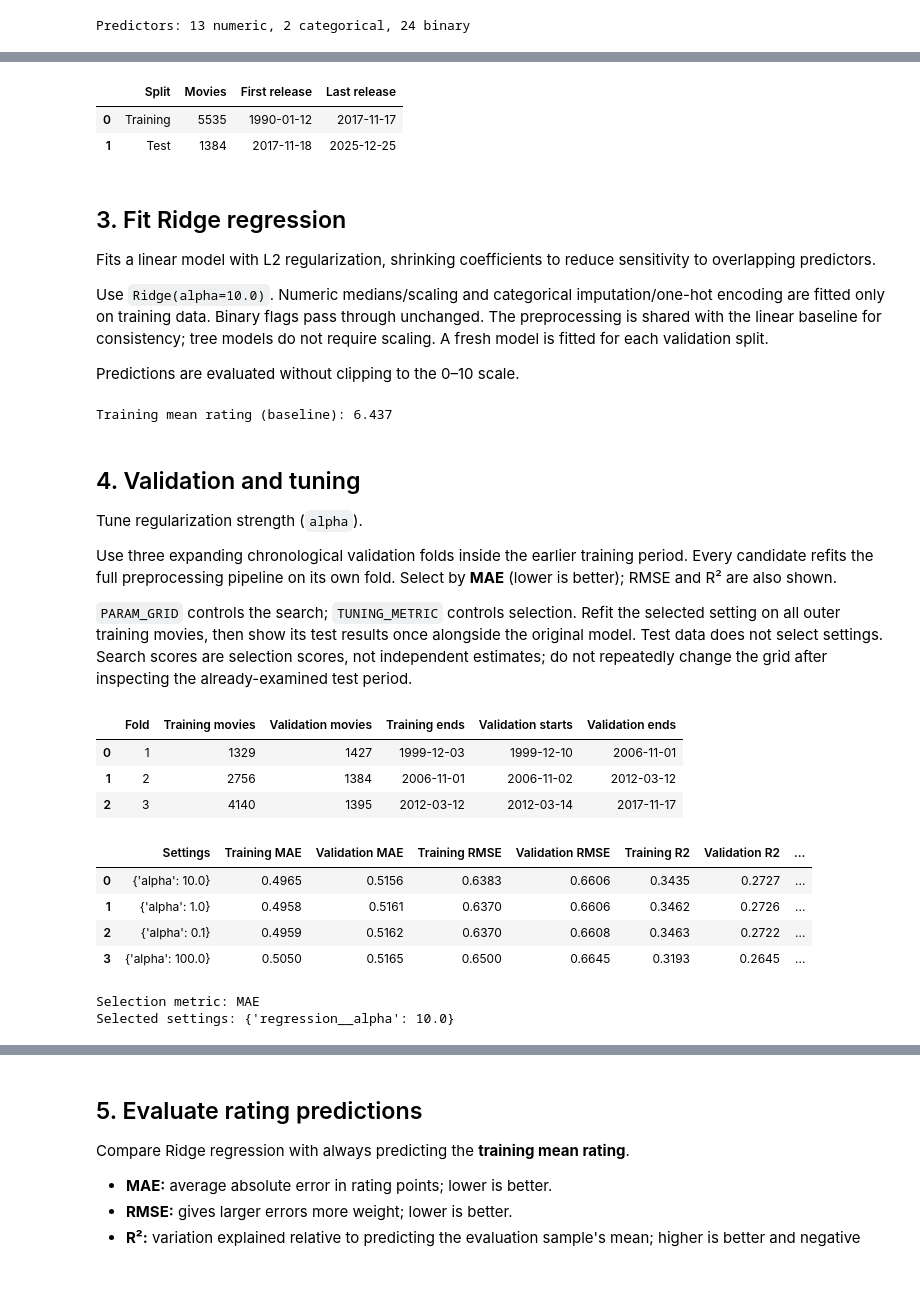
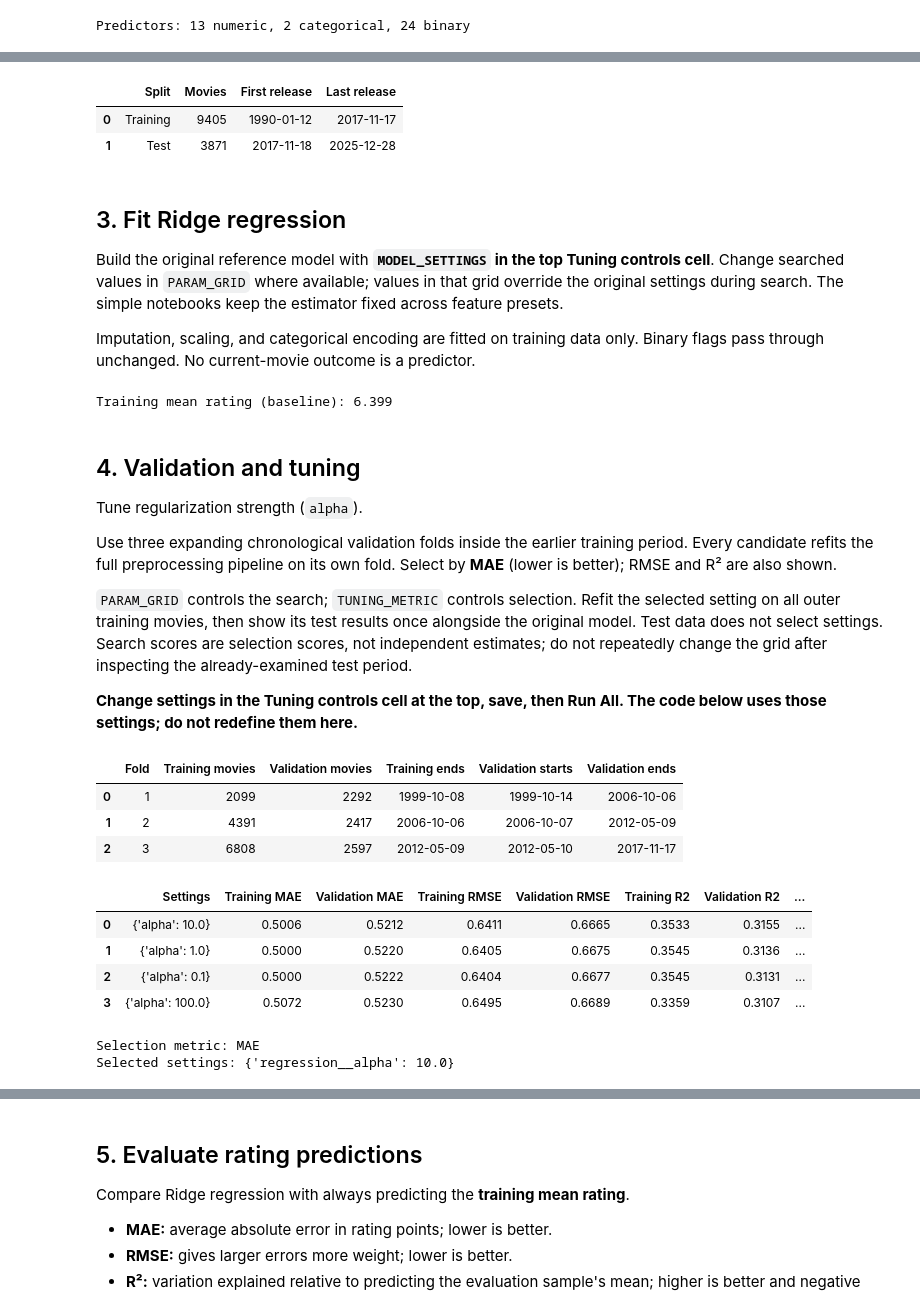
Before and after one commit to DS-6021-Group-2/DS6021_Group2_FinalProject, a Jupyter notebook: Modeling_scripts/rating_models/ridge_model.ipynb, the cells around one changed output, grey strips where cells are left out. Saved outputs shown, nothing was run; the diff lists cells and outputs as text; code cells hidden in the pictures; blank space fills up the shorter version.

```diff
--- a/Modeling_scripts/rating_models/ridge_model.ipynb
+++ b/Modeling_scripts/rating_models/ridge_model.ipynb
@@ -23,7 +65,7 @@ from sklearn.dummy import DummyRegressor
 from sklearn.metrics import mean_absolute_error, mean_squared_error, r2_score
 from sklearn.model_selection import TimeSeriesSplit
 
-movies = pd.read_csv("../../data/model_data.csv", parse_dates=["release_date"])
+movies = pd.read_csv(DATA_FILE, parse_dates=["release_date"])
 movies = movies.sort_values("release_date", kind="stable").reset_index(drop=True)
 assert movies["tmdb_id"].is_unique
 assert movies["release_date"].notna().all()
@@ -37,6 +79,6 @@ Exclude both outcomes (`success`, `vote_average`) and movie identifiers from the
 # %%
 ID_COLUMNS = ["tmdb_id", "imdb_id", "title_tmdb", "release_date"]
-TARGET_COLUMNS = ["success", "vote_average"]
+TARGET_COLUMNS = ["vote_average"]
 NUMERIC_FEATURES = [
     "runtime", "release_year", "n_genres", "imdb_director_count",
     "dir_prior_success_rate_smoothed", "dir_prior_rating_smoothed",
@@ -70,5 +114,5 @@ Train on approximately the earliest 80% and evaluate on the latest 20%. Movies s
 # %%
-cutoff = movies.loc[int(len(movies) * 0.8), "release_date"]
+cutoff = pd.Timestamp(CUTOFF_DATE)
 train_mask = movies["release_date"].lt(cutoff)
 test_mask = ~train_mask
 X_train, X_test = X.loc[train_mask].copy(), X.loc[test_mask].copy()
@@ -82,15 +126,13 @@ display(pd.DataFrame([
 ], columns=["Split", "Movies", "First release", "Last release"]))
 # %% [output]
 |  | Split | Movies | First release | Last release |
-| 0 | Training | 5535 | 1990-01-12 | 2017-11-17 |
-| 1 | Test | 1384 | 2017-11-18 | 2025-12-25 |
+| 0 | Training | 9405 | 1990-01-12 | 2017-11-17 |
+| 1 | Test | 3871 | 2017-11-18 | 2025-12-28 |
 # %% [markdown]
 ## 3. Fit Ridge regression
-Fits a linear model with L2 regularization, shrinking coefficients to reduce sensitivity to overlapping predictors.
+Build the original reference model with **`MODEL_SETTINGS` in the top Tuning controls cell**. Change searched values in `PARAM_GRID` where available; values in that grid override the original settings during search. The simple notebooks keep the estimator fixed across feature presets.
 
-Use `Ridge(alpha=10.0)`. Numeric medians/scaling and categorical imputation/one-hot encoding are fitted only on training data. Binary flags pass through unchanged. The preprocessing is shared with the linear baseline for consistency; tree models do not require scaling. A fresh model is fitted for each validation split.
-
-Predictions are evaluated without clipping to the 0–10 scale.
+Imputation, scaling, and categorical encoding are fitted on training data only. Binary flags pass through unchanged. No current-movie outcome is a predictor.
 # %%
 def make_regression_model(columns):
     """Fresh preprocessing and regression for each feature set and split."""
@@ -111,7 +153,7 @@ def make_regression_model(columns):
     ])
     return Pipeline([
         ("preprocessor", preprocessing),
-        ("regression", Ridge(alpha=10.0)),
+        ("regression", Ridge(**MODEL_SETTINGS)),
     ])
 
 initial_model = make_regression_model(FEATURE_COLUMNS)
@@ -125,7 +167,7 @@ baseline_predictions = baseline.predict(np.zeros((len(y_test), 1)))
 assert np.allclose(baseline_predictions, y_train.mean())
 print(f"Training mean rating (baseline): {y_train.mean():.3f}")
 # %% [output]
-Training mean rating (baseline): 6.437
+Training mean rating (baseline): 6.399
 # %% [markdown]
 ## 4. Validation and tuning
 Tune regularization strength (`alpha`).
@@ -133,6 +175,8 @@ Tune regularization strength (`alpha`).
 Use three expanding chronological validation folds inside the earlier training period. Every candidate refits the full preprocessing pipeline on its own fold. Select by **MAE** (lower is better); RMSE and R² are also shown.
 
 `PARAM_GRID` controls the search; `TUNING_METRIC` controls selection. Refit the selected setting on all outer training movies, then show its test results once alongside the original model. Test data does not select settings. Search scores are selection scores, not independent estimates; do not repeatedly change the grid after inspecting the already-examined test period.
+
+**Change settings in the Tuning controls cell at the top, save, then Run All. The code below uses those settings; do not redefine them here.**
 # %%
 from sklearn.model_selection import GridSearchCV
 
@@ -142,7 +186,7 @@ assert tuning_dates.index.equals(X_train.index)
 unique_tuning_dates = np.sort(tuning_dates.unique())
 tuning_splits = []
 tuning_periods = []
-for fold, (earlier, later) in enumerate(TimeSeriesSplit(n_splits=3).split(unique_tuning_dates), 1):
+for fold, (earlier, later) in enumerate(TimeSeriesSplit(n_splits=N_VALIDATION_SPLITS).split(unique_tuning_dates), 1):
     fit_positions = np.flatnonzero(tuning_dates.isin(unique_tuning_dates[earlier]).to_numpy())
     validation_positions = np.flatnonzero(tuning_dates.isin(unique_tuning_dates[later]).to_numpy())
     assert tuning_dates.iloc[fit_positions].max() < tuning_dates.iloc[validation_positions].min()
@@ -156,46 +200,44 @@ for fold, (earlier, later) in enumerate(TimeSeriesSplit(n_splits=3).split(unique
     })
 display(pd.DataFrame(tuning_periods))
 
-PARAM_GRID = {'regression__alpha': [0.1, 1.0, 10.0, 100.0]}
-TUNING_METRIC = "MAE"  # Lower MAE is better; the scorer returns its negative.
 SCORING = {"MAE": "neg_mean_absolute_error", "RMSE": "neg_root_mean_squared_error", "R2": "r2"}
 
 search = GridSearchCV(
     estimator=make_regression_model(FEATURE_COLUMNS), param_grid=PARAM_GRID,
     scoring=SCORING, refit=TUNING_METRIC, cv=tuning_splits,
     n_jobs=1, return_train_score=True, error_score="raise",
 )
 search.fit(X_train, y_train)
 cv_results = pd.DataFrame(search.cv_results_)
 tuning_results = pd.DataFrame({
     "Settings": cv_results["params"].map(lambda params: {key.split("__", 1)[1]: value for key, value in params.items()}),
 })
 for metric in SCORING:
     sign = -1 if metric in ["MAE", "RMSE"] else 1
     tuning_results["Training " + metric] = sign * cv_results["mean_train_" + metric]
     tuning_results["Validation " + metric] = sign * cv_results["mean_test_" + metric]
 tuning_results["Validation score std"] = cv_results["std_test_" + TUNING_METRIC]
 tuning_results = tuning_results.sort_values("Validation " + TUNING_METRIC, ascending=TUNING_METRIC in ["MAE", "RMSE"], kind="stable")
 with pd.option_context("display.max_columns", None, "display.max_colwidth", 100):
     display(tuning_results.reset_index(drop=True).round(4))
 print("Selection metric:", TUNING_METRIC)
 print("Selected settings:", search.best_params_)
 # GridSearchCV already refits the chosen pipeline on the full outer training period.
 model = search.best_estimator_
 assert set(FEATURE_COLUMNS).isdisjoint(TARGET_COLUMNS + ID_COLUMNS)
 train_predictions = model.predict(X_train)
 test_predictions = model.predict(X_test)
 assert np.isfinite(test_predictions).all()
 # %% [output]
 |  | Fold | Training movies | Validation movies | Training ends | Validation starts | Validation ends |
-| 0 | 1 | 1329 | 1427 | 1999-12-03 | 1999-12-10 | 2006-11-01 |
-| 1 | 2 | 2756 | 1384 | 2006-11-01 | 2006-11-02 | 2012-03-12 |
-| 2 | 3 | 4140 | 1395 | 2012-03-12 | 2012-03-14 | 2017-11-17 |
+| 0 | 1 | 2099 | 2292 | 1999-10-08 | 1999-10-14 | 2006-10-06 |
+| 1 | 2 | 4391 | 2417 | 2006-10-06 | 2006-10-07 | 2012-05-09 |
+| 2 | 3 | 6808 | 2597 | 2012-05-09 | 2012-05-10 | 2017-11-17 |
 |  | Settings | Training MAE | Validation MAE | Training RMSE | Validation RMSE | Training R2 | Validation R2 | ... |
-| 0 | {'alpha': 10.0} | 0.4965 | 0.5156 | 0.6383 | 0.6606 | 0.3435 | 0.2727 | ... |
-| 1 | {'alpha': 1.0} | 0.4958 | 0.5161 | 0.6370 | 0.6606 | 0.3462 | 0.2726 | ... |
-| 2 | {'alpha': 0.1} | 0.4959 | 0.5162 | 0.6370 | 0.6608 | 0.3463 | 0.2722 | ... |
-| 3 | {'alpha': 100.0} | 0.5050 | 0.5165 | 0.6500 | 0.6645 | 0.3193 | 0.2645 | ... |
+| 0 | {'alpha': 10.0} | 0.5006 | 0.5212 | 0.6411 | 0.6665 | 0.3533 | 0.3155 | ... |
+| 1 | {'alpha': 1.0} | 0.5000 | 0.5220 | 0.6405 | 0.6675 | 0.3545 | 0.3136 | ... |
+| 2 | {'alpha': 0.1} | 0.5000 | 0.5222 | 0.6404 | 0.6677 | 0.3545 | 0.3131 | ... |
+| 3 | {'alpha': 100.0} | 0.5072 | 0.5230 | 0.6495 | 0.6689 | 0.3359 | 0.3107 | ... |
 Selection metric: MAE
 Selected settings: {'regression__alpha': 10.0}
 # %% [markdown]
```
Also changed, not shown: parts of 17 cells of this notebook, 24 other files.
